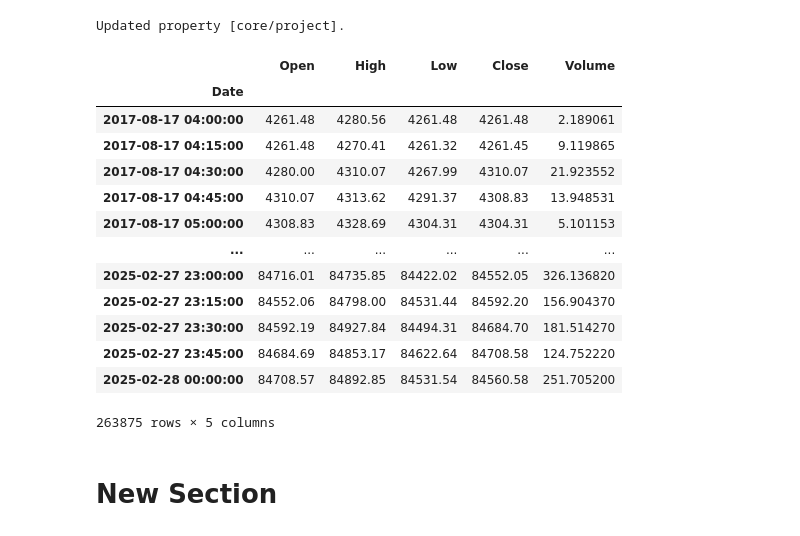
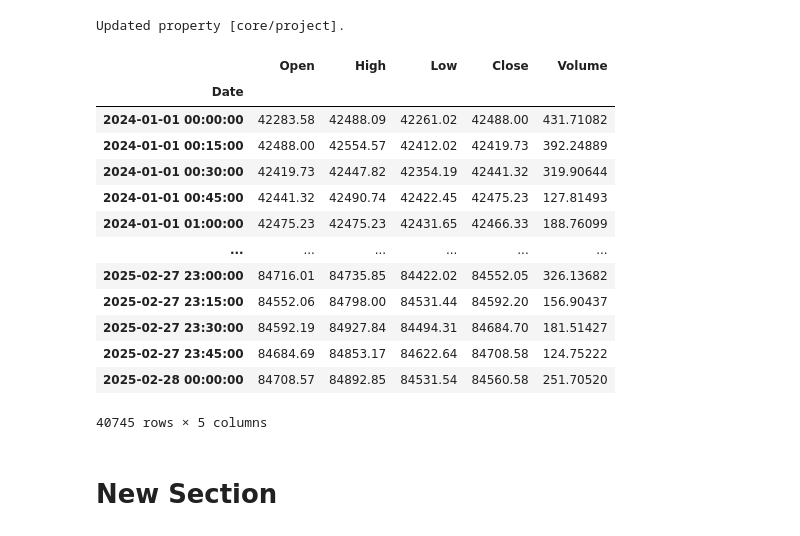
Before and after one commit to ifeLight/ml-bot, a Jupyter notebook: binance-multi-timeframe-grade.ipynb, the cells around one changed output. Drawn from its saved outputs; the diff is of its cells as text; code cells hidden in the pictures.

```diff
--- a/binance-multi-timeframe-grade.ipynb
+++ b/binance-multi-timeframe-grade.ipynb
@@ -136,26 +137,26 @@ def save_candles_to_cloud_storage(df: pd.DataFrame, symbol: str, interval: str,
 # %%
 timeframe = '15m'
 symbol = 'BTCUSDT'
 exchange = 'binance'
-start_date = '01-01-2015'
+start_date = '01-01-2024'
 end_date = '28-02-2025'
 raw_data = get_all_binance_candles(symbol, timeframe, start_date, end_date)
 raw_data
 # %% [output]
 |  | Open | High | Low | Close | Volume |
 | Date |  |  |  |  |  |
-| 2017-08-17 04:00:00 | 4261.48 | 4280.56 | 4261.48 | 4261.48 | 2.189061 |
-| 2017-08-17 04:15:00 | 4261.48 | 4270.41 | 4261.32 | 4261.45 | 9.119865 |
-| 2017-08-17 04:30:00 | 4280.00 | 4310.07 | 4267.99 | 4310.07 | 21.923552 |
-| 2017-08-17 04:45:00 | 4310.07 | 4313.62 | 4291.37 | 4308.83 | 13.948531 |
-| 2017-08-17 05:00:00 | 4308.83 | 4328.69 | 4304.31 | 4304.31 | 5.101153 |
+| 2024-01-01 00:00:00 | 42283.58 | 42488.09 | 42261.02 | 42488.00 | 431.71082 |
+| 2024-01-01 00:15:00 | 42488.00 | 42554.57 | 42412.02 | 42419.73 | 392.24889 |
+| 2024-01-01 00:30:00 | 42419.73 | 42447.82 | 42354.19 | 42441.32 | 319.90644 |
+| 2024-01-01 00:45:00 | 42441.32 | 42490.74 | 42422.45 | 42475.23 | 127.81493 |
+| 2024-01-01 01:00:00 | 42475.23 | 42475.23 | 42431.65 | 42466.33 | 188.76099 |
 | ... | ... | ... | ... | ... | ... |
-| 2025-02-27 23:00:00 | 84716.01 | 84735.85 | 84422.02 | 84552.05 | 326.136820 |
-| 2025-02-27 23:15:00 | 84552.06 | 84798.00 | 84531.44 | 84592.20 | 156.904370 |
-| 2025-02-27 23:30:00 | 84592.19 | 84927.84 | 84494.31 | 84684.70 | 181.514270 |
-| 2025-02-27 23:45:00 | 84684.69 | 84853.17 | 84622.64 | 84708.58 | 124.752220 |
-| 2025-02-28 00:00:00 | 84708.57 | 84892.85 | 84531.54 | 84560.58 | 251.705200 |
+| 2025-02-27 23:00:00 | 84716.01 | 84735.85 | 84422.02 | 84552.05 | 326.13682 |
+| 2025-02-27 23:15:00 | 84552.06 | 84798.00 | 84531.44 | 84592.20 | 156.90437 |
+| 2025-02-27 23:30:00 | 84592.19 | 84927.84 | 84494.31 | 84684.70 | 181.51427 |
+| 2025-02-27 23:45:00 | 84684.69 | 84853.17 | 84622.64 | 84708.58 | 124.75222 |
+| 2025-02-28 00:00:00 | 84708.57 | 84892.85 | 84531.54 | 84560.58 | 251.70520 |
-263875 rows × 5 columns
+40745 rows × 5 columns
 # %% [markdown]
 # New Section
 # %%
```
Also changed, not shown: parts of 47 cells of this notebook.
